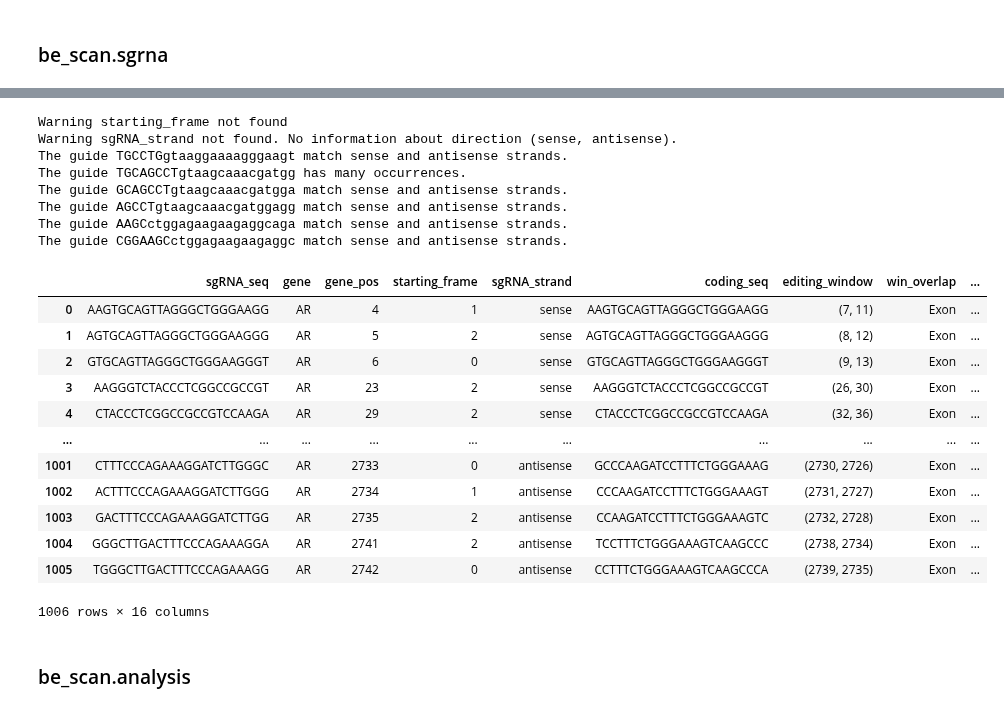
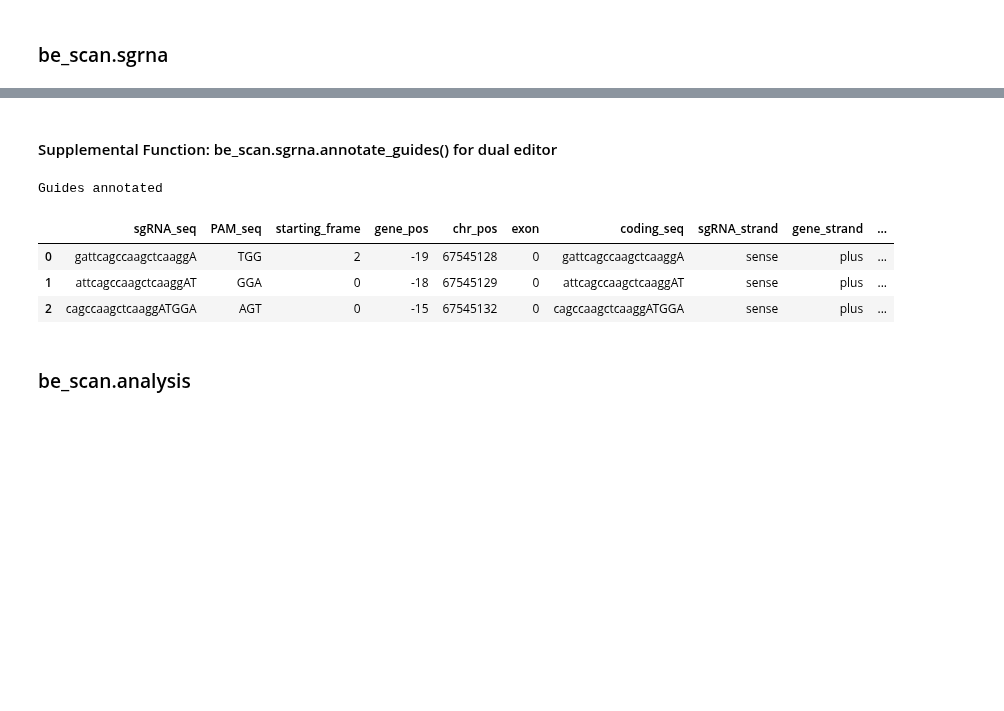
Before and after one commit to liaulab/be-scan, a Jupyter notebook: docs/source/notebooks/tutorial.ipynb, the cells around one changed output, grey strips where cells are left out. Saved outputs shown, nothing was run; the diff lists cells and outputs as text; code cells hidden in the pictures; blank space fills up the shorter version.

```diff
--- a/docs/source/notebooks/tutorial.ipynb
+++ b/docs/source/notebooks/tutorial.ipynb
@@ -207,31 +165,19 @@ merge_guide_df(guide_df1_filepath=sgrna_dir+'ARSpGCBE_annotated_guides.csv',
+# %% [markdown]
+#### Supplemental Function: be_scan.sgrna.annotate_guides() for dual editor
 # %%
-annotate_guides(guides_file    = sgrna_dir+'ARSpGCBE_guides_clipped.csv',
-                gene_filepath  = sgrna_dir+'230408_AR_Input.fasta',
-                edit_from      ="C",
-                edit_to        ="T",
-                protein_filepath = sgrna_dir + "P10275.fasta",
-                )
+from be_scan.sgrna import annotate_guides
+annotated_guides = annotate_guides(guides_file    = 'guides.csv',
+                                   gene_filepath  = sgrna_dir+'230408_AR_Input.fasta',
+                                   edit_from      ="CA",
+                                   edit_to        ="TG",
+                                   protein_filepath = sgrna_dir + "P10275.fasta",
+                                   )
+annotated_guides.head(3)
 # %% [output]
-Warning starting_frame not found
-Warning sgRNA_strand not found. No information about direction (sense, antisense).
-The guide TGCCTGgtaaggaaaagggaagt match sense and antisense strands.
-The guide TGCAGCCTgtaagcaaacgatgg has many occurrences.
-The guide GCAGCCTgtaagcaaacgatgga match sense and antisense strands.
-The guide AGCCTgtaagcaaacgatggagg match sense and antisense strands.
-The guide AAGCctggagaagaagaggcaga match sense and antisense strands.
-The guide CGGAAGCctggagaagaagaggc match sense and antisense strands.
+Guides annotated
-|  | sgRNA_seq | gene | gene_pos | starting_frame | sgRNA_strand | coding_seq | editing_window | win_overlap | ... |
-| 0 | AAGTGCAGTTAGGGCTGGGAAGG | AR | 4 | 1 | sense | AAGTGCAGTTAGGGCTGGGAAGG | (7, 11) | Exon | ... |
-| 1 | AGTGCAGTTAGGGCTGGGAAGGG | AR | 5 | 2 | sense | AGTGCAGTTAGGGCTGGGAAGGG | (8, 12) | Exon | ... |
-| 2 | GTGCAGTTAGGGCTGGGAAGGGT | AR | 6 | 0 | sense | GTGCAGTTAGGGCTGGGAAGGGT | (9, 13) | Exon | ... |
-| 3 | AAGGGTCTACCCTCGGCCGCCGT | AR | 23 | 2 | sense | AAGGGTCTACCCTCGGCCGCCGT | (26, 30) | Exon | ... |
-| 4 | CTACCCTCGGCCGCCGTCCAAGA | AR | 29 | 2 | sense | CTACCCTCGGCCGCCGTCCAAGA | (32, 36) | Exon | ... |
-| ... | ... | ... | ... | ... | ... | ... | ... | ... | ... |
-| 1001 | CTTTCCCAGAAAGGATCTTGGGC | AR | 2733 | 0 | antisense | GCCCAAGATCCTTTCTGGGAAAG | (2730, 2726) | Exon | ... |
-| 1002 | ACTTTCCCAGAAAGGATCTTGGG | AR | 2734 | 1 | antisense | CCCAAGATCCTTTCTGGGAAAGT | (2731, 2727) | Exon | ... |
-| 1003 | GACTTTCCCAGAAAGGATCTTGG | AR | 2735 | 2 | antisense | CCAAGATCCTTTCTGGGAAAGTC | (2732, 2728) | Exon | ... |
-| 1004 | GGGCTTGACTTTCCCAGAAAGGA | AR | 2741 | 2 | antisense | TCCTTTCTGGGAAAGTCAAGCCC | (2738, 2734) | Exon | ... |
-| 1005 | TGGGCTTGACTTTCCCAGAAAGG | AR | 2742 | 0 | antisense | CCTTTCTGGGAAAGTCAAGCCCA | (2739, 2735) | Exon | ... |
+|  | sgRNA_seq | PAM_seq | starting_frame | gene_pos | chr_pos | exon | coding_seq | sgRNA_strand | gene_strand | ... |
+| 0 | gattcagccaagctcaaggA | TGG | 2 | -19 | 67545128 | 0 | gattcagccaagctcaaggA | sense | plus | ... |
+| 1 | attcagccaagctcaaggAT | GGA | 0 | -18 | 67545129 | 0 | attcagccaagctcaaggAT | sense | plus | ... |
+| 2 | cagccaagctcaaggATGGA | AGT | 0 | -15 | 67545132 | 0 | cagccaagctcaaggATGGA | sense | plus | ... |
-1006 rows × 16 columns
 # %% [markdown]
 ### be_scan.analysis
```
Also changed, not shown: parts of 91 cells of this notebook, 4 other files.
